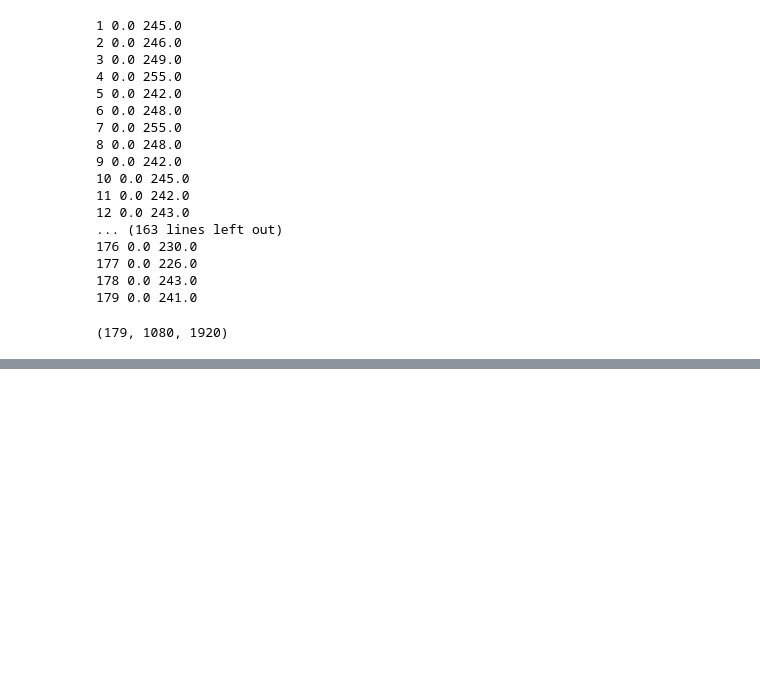
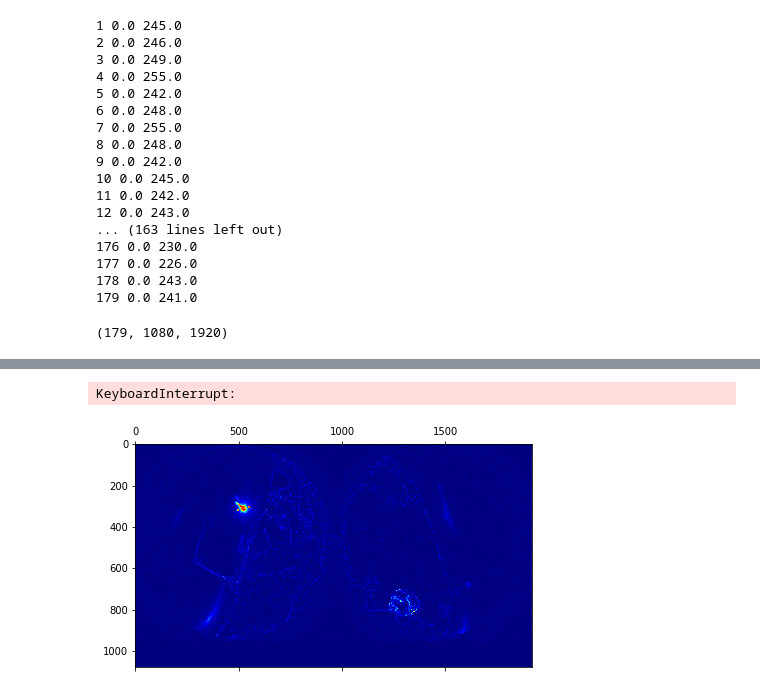
Before and after one commit to nuru-nu/moyo, a Jupyter notebook: notebooks/pixel_mapping.ipynb, the cells around one changed output, grey strips where cells are left out. Cells and saved outputs as stored; diff of their text form; code cells hidden in the pictures; blank space fills up the shorter version.

```diff
--- a/notebooks/pixel_mapping.ipynb
+++ b/notebooks/pixel_mapping.ipynb
@@ -140,2 +154,18 @@ for idx, co in enumerate(pixel_cos):
 [figure]
 ... (48 outputs left out)
+# %%
+kernel = np.ones([100, 100])
+
+im_idx = 2
+max_pix = 0
+max_co = [0,0]
+for i in range(im0.shape[0] - kernel.shape[0]):
+    for j in range(im0.shape[1] - kernel.shape[1]):
+        val = np.sum(data[im_idx, i:i+kernel.shape[0], j:j+kernel.shape[1]]*kernel)
+        if val > max_pix:
+            max_pix = val
+            max_co = [int(i+kernel.shape[0]/2), int(j+kernel.shape[1]/2)]
+print(max_pix, max_co)
+# %% [output]
+KeyboardInterrupt:
+[figure, added]
```
Also changed, not shown: parts of 13 cells of this notebook.
